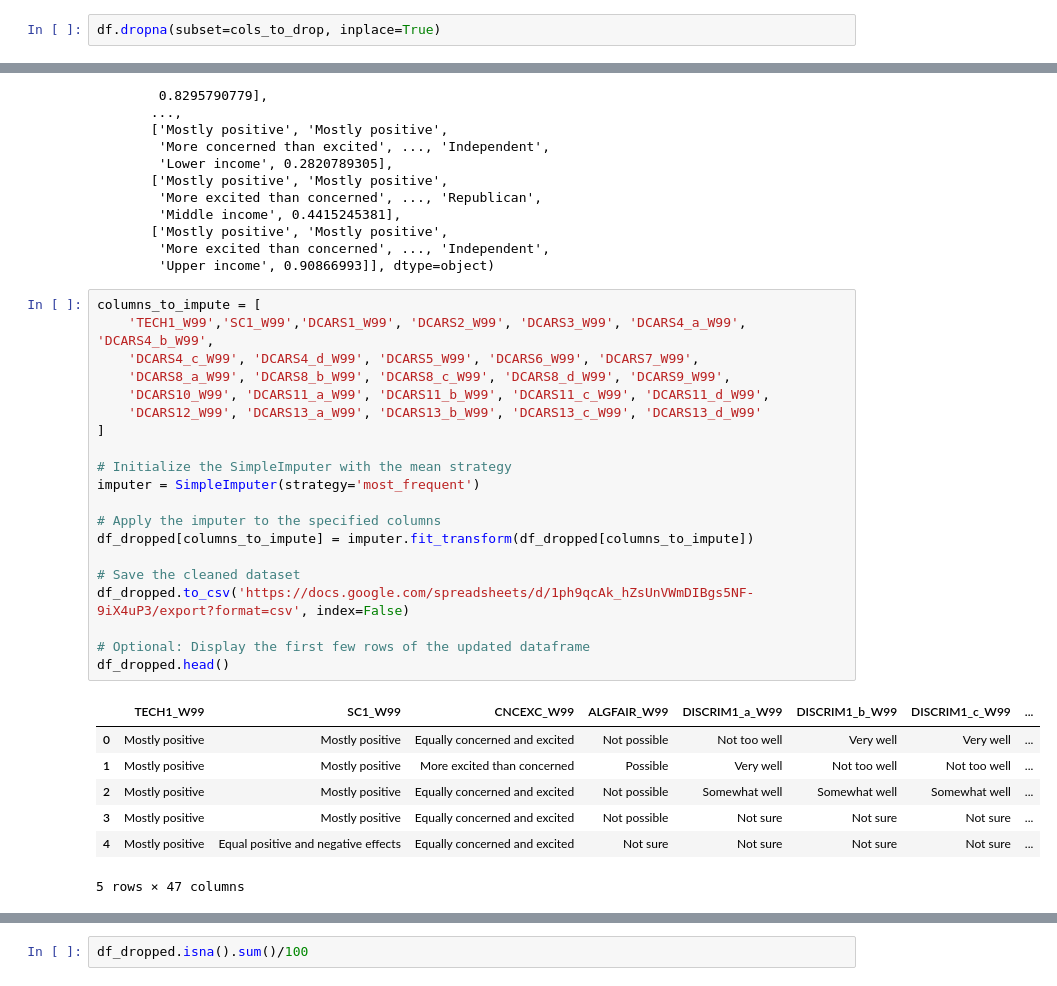
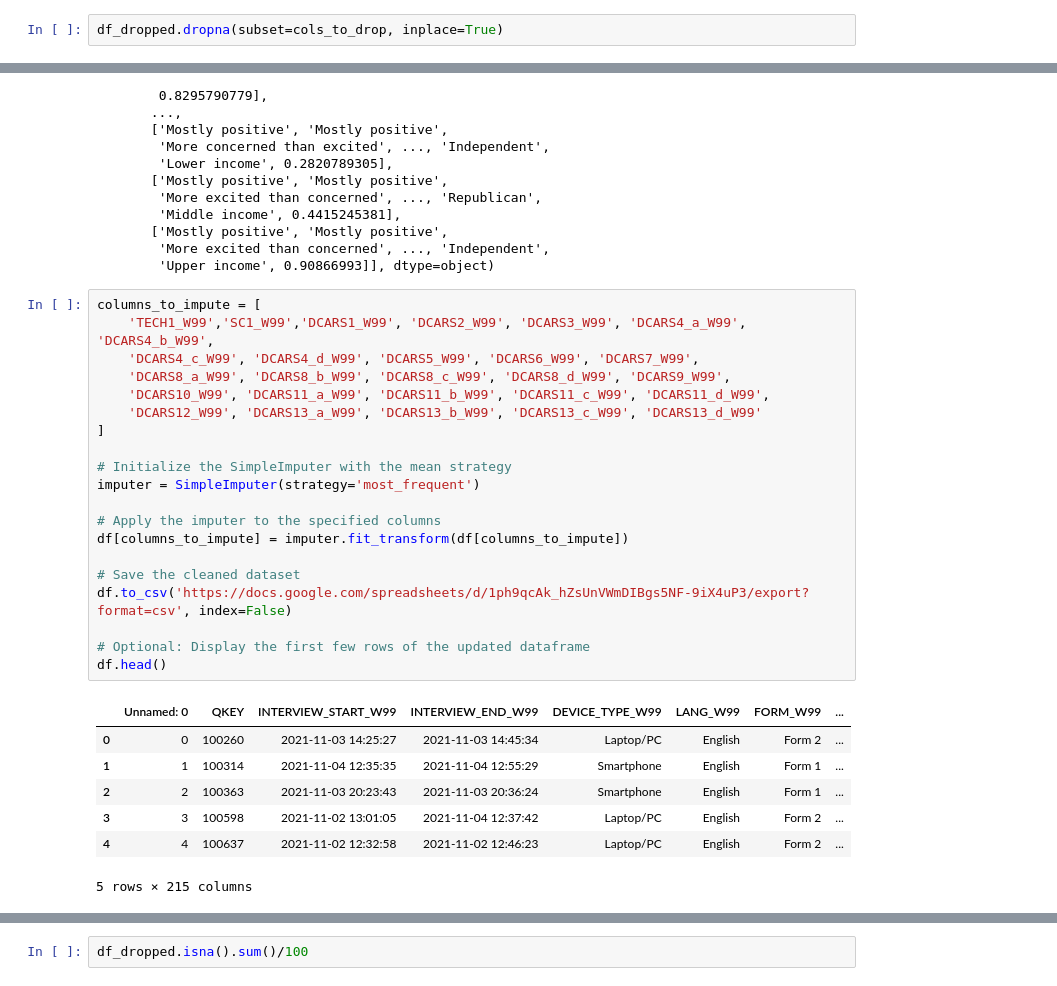
Before and after one commit to ggotoo/Artificial-Intelligence, a Jupyter notebook: example.ipynb, the cells around one changed output, grey strips where cells are left out. Drawn from its saved outputs; the diff is of its cells as text.

```diff
--- a/example.ipynb
+++ b/example.ipynb
@@ -140,6 +146,6 @@ Index(['CNCEXC_W99', 'ALGFAIR_W99', 'DISCRIM1_a_W99', 'DISCRIM1_b_W99',
       dtype='object')
 # %%
-df.dropna(subset=cols_to_drop, inplace=True)
+df_dropped.dropna(subset=cols_to_drop, inplace=True)
 # %%
 cols_with_missing_values = df_dropped.columns[df_dropped.isna().sum() > 0]
 cols_with_missing_values
@@ -198,29 +197,29 @@ array([['Mostly positive', 'Mostly positive',
 # %%
 columns_to_impute = [
     'TECH1_W99','SC1_W99','DCARS1_W99', 'DCARS2_W99', 'DCARS3_W99', 'DCARS4_a_W99', 'DCARS4_b_W99',
     'DCARS4_c_W99', 'DCARS4_d_W99', 'DCARS5_W99', 'DCARS6_W99', 'DCARS7_W99',
     'DCARS8_a_W99', 'DCARS8_b_W99', 'DCARS8_c_W99', 'DCARS8_d_W99', 'DCARS9_W99',
     'DCARS10_W99', 'DCARS11_a_W99', 'DCARS11_b_W99', 'DCARS11_c_W99', 'DCARS11_d_W99',
     'DCARS12_W99', 'DCARS13_a_W99', 'DCARS13_b_W99', 'DCARS13_c_W99', 'DCARS13_d_W99'
 ]
 
 # Initialize the SimpleImputer with the mean strategy
 imputer = SimpleImputer(strategy='most_frequent')
 
 # Apply the imputer to the specified columns
-df_dropped[columns_to_impute] = imputer.fit_transform(df_dropped[columns_to_impute])
+df[columns_to_impute] = imputer.fit_transform(df[columns_to_impute])
 
 # Save the cleaned dataset
-df_dropped.to_csv('https://docs.google.com/spreadsheets/d/1ph9qcAk_hZsUnVWmDIBgs5NF-9iX4uP3/export?format=csv', index=False)
+df.to_csv('https://docs.google.com/spreadsheets/d/1ph9qcAk_hZsUnVWmDIBgs5NF-9iX4uP3/export?format=csv', index=False)
 
 # Optional: Display the first few rows of the updated dataframe
-df_dropped.head()
+df.head()
 # %% [output]
-|  | TECH1_W99 | SC1_W99 | CNCEXC_W99 | ALGFAIR_W99 | DISCRIM1_a_W99 | DISCRIM1_b_W99 | DISCRIM1_c_W99 | ... |
-| 0 | Mostly positive | Mostly positive | Equally concerned and excited | Not possible | Not too well | Very well | Very well | ... |
-| 1 | Mostly positive | Mostly positive | More excited than concerned | Possible | Very well | Not too well | Not too well | ... |
-| 2 | Mostly positive | Mostly positive | Equally concerned and excited | Not possible | Somewhat well | Somewhat well | Somewhat well | ... |
-| 3 | Mostly positive | Mostly positive | Equally concerned and excited | Not possible | Not sure | Not sure | Not sure | ... |
-| 4 | Mostly positive | Equal positive and negative effects | Equally concerned and excited | Not sure | Not sure | Not sure | Not sure | ... |
+|  | Unnamed: 0 | QKEY | INTERVIEW_START_W99 | INTERVIEW_END_W99 | DEVICE_TYPE_W99 | LANG_W99 | FORM_W99 | ... |
+| 0 | 0 | 100260 | 2021-11-03 14:25:27 | 2021-11-03 14:45:34 | Laptop/PC | English | Form 2 | ... |
+| 1 | 1 | 100314 | 2021-11-04 12:35:35 | 2021-11-04 12:55:29 | Smartphone | English | Form 1 | ... |
+| 2 | 2 | 100363 | 2021-11-03 20:23:43 | 2021-11-03 20:36:24 | Smartphone | English | Form 1 | ... |
+| 3 | 3 | 100598 | 2021-11-02 13:01:05 | 2021-11-04 12:37:42 | Laptop/PC | English | Form 2 | ... |
+| 4 | 4 | 100637 | 2021-11-02 12:32:58 | 2021-11-02 12:46:23 | Laptop/PC | English | Form 2 | ... |
-5 rows × 47 columns
+5 rows × 215 columns
 # %%
```
Also changed, not shown: parts of 17 cells of this notebook.
